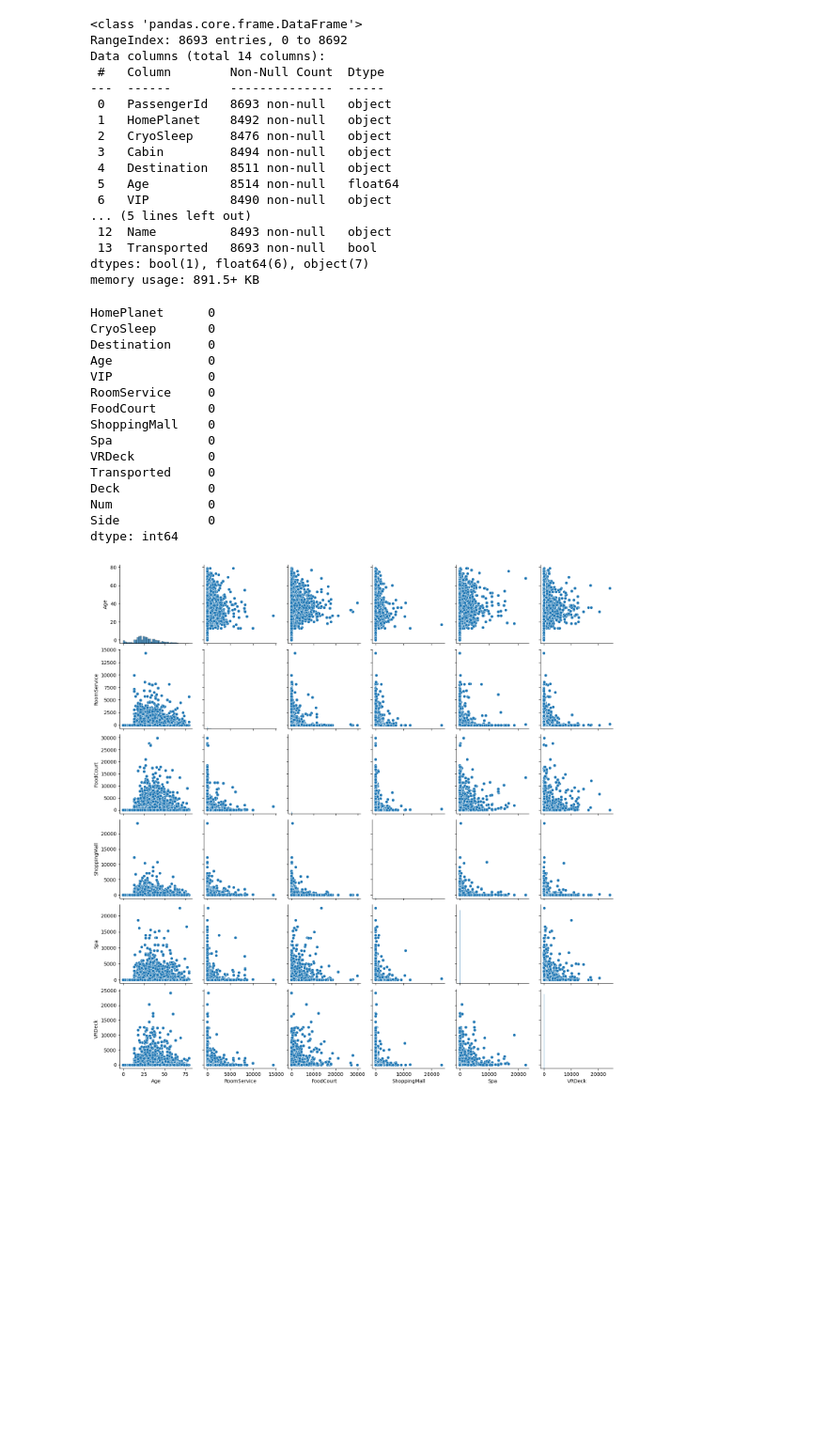
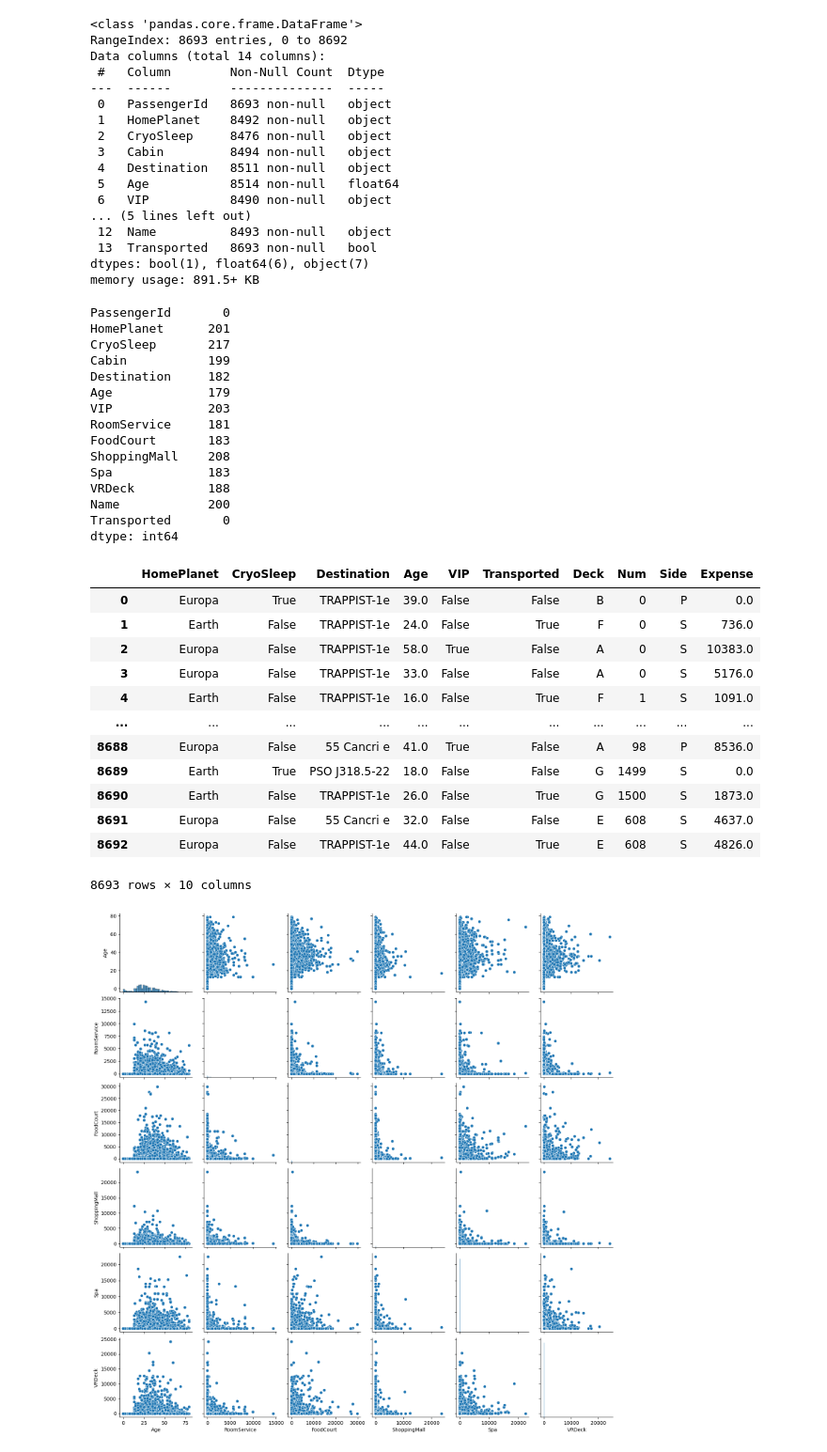
Before and after one commit to AdityaShandilyaS/datasets, a Jupyter notebook: SpaceshipTitanic/titanic.ipynb, the cells around one changed output. Shown at 94% size. Drawn from its saved outputs; the diff is of its cells as text; code cells hidden in the pictures; blank space fills up the shorter version.

```diff
--- a/SpaceshipTitanic/titanic.ipynb
+++ b/SpaceshipTitanic/titanic.ipynb
@@ -71,20 +87,20 @@ Data columns (total 14 columns):
 dtypes: bool(1), float64(6), object(7)
 memory usage: 891.5+ KB
 # %%
-sgd.train_dataset.isnull().sum()
+classifier.train_dataset.isnull().sum()
 # %% [output]
-HomePlanet      0
-CryoSleep       0
-Destination     0
-Age             0
-VIP             0
-RoomService     0
-FoodCourt       0
-ShoppingMall    0
-Spa             0
-VRDeck          0
-Transported     0
-Deck            0
-Num             0
-Side            0
+PassengerId       0
+HomePlanet      201
+CryoSleep       217
+Cabin           199
+Destination     182
+Age             179
+VIP             203
+RoomService     181
+FoodCourt       183
+ShoppingMall    208
+Spa             183
+VRDeck          188
+Name            200
+Transported       0
 dtype: int64
@@ -93,3 +107,19 @@ sgd.train_dataset.drop(['PassengerId', 'Name'], axis=1, inplace=True)
+# %%
+classifier.clean_dataset(classifier.train_dataset)
+# %% [output]
+|  | HomePlanet | CryoSleep | Destination | Age | VIP | Transported | Deck | Num | Side | Expense |
+| 0 | Europa | True | TRAPPIST-1e | 39.0 | False | False | B | 0 | P | 0.0 |
+| 1 | Earth | False | TRAPPIST-1e | 24.0 | False | True | F | 0 | S | 736.0 |
+| 2 | Europa | False | TRAPPIST-1e | 58.0 | True | False | A | 0 | S | 10383.0 |
+| 3 | Europa | False | TRAPPIST-1e | 33.0 | False | False | A | 0 | S | 5176.0 |
+| 4 | Earth | False | TRAPPIST-1e | 16.0 | False | True | F | 1 | S | 1091.0 |
+| ... | ... | ... | ... | ... | ... | ... | ... | ... | ... | ... |
+| 8688 | Europa | False | 55 Cancri e | 41.0 | True | False | A | 98 | P | 8536.0 |
+| 8689 | Earth | True | PSO J318.5-22 | 18.0 | False | False | G | 1499 | S | 0.0 |
+| 8690 | Earth | False | TRAPPIST-1e | 26.0 | False | True | G | 1500 | S | 1873.0 |
+| 8691 | Europa | False | 55 Cancri e | 32.0 | False | False | E | 608 | S | 4637.0 |
+| 8692 | Europa | False | TRAPPIST-1e | 44.0 | False | True | E | 608 | S | 4826.0 |
+8693 rows × 10 columns
 # %%
 import seaborn as sns
 
```
Also changed, not shown: parts of 19 cells of this notebook.
